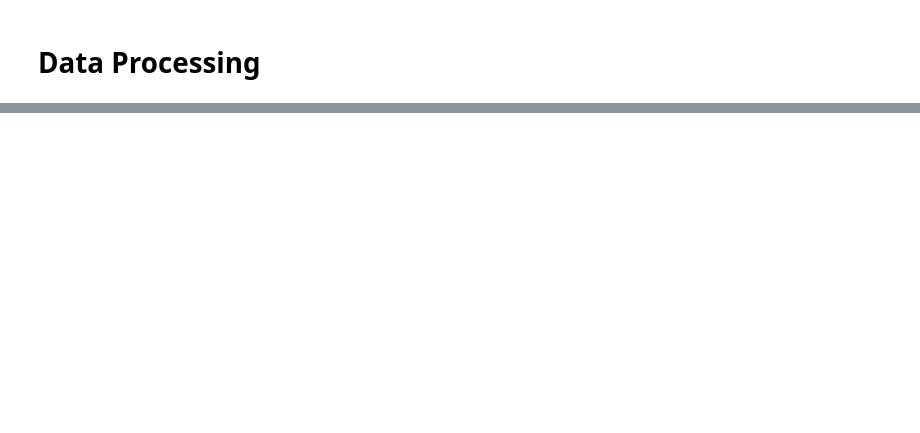
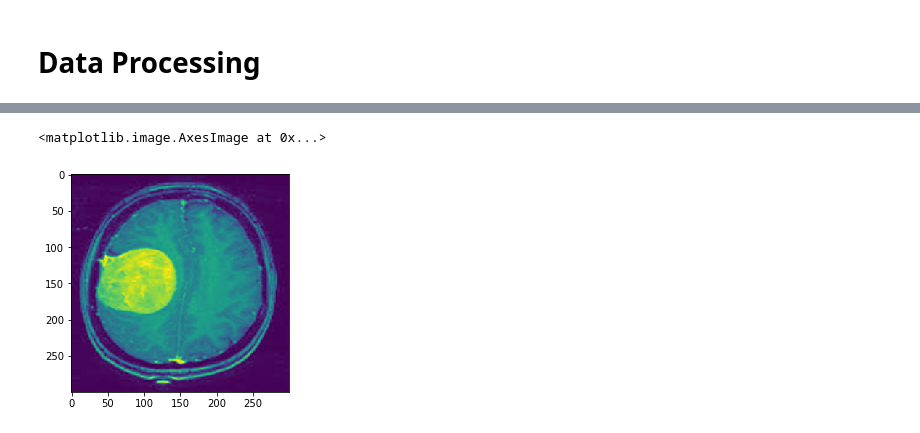
Before and after one commit to srinidhig/tumor_classification_localization, a Jupyter notebook: Tumor Classification and Localization - Deep Learning Approach.ipynb, the cells around one changed output, grey strips where cells are left out. Drawn from its saved outputs; the diff is of its cells as text; code cells hidden in the pictures; blank space fills up the shorter version.

```diff
--- a/Tumor Classification and Localization - Deep Learning Approach.ipynb
+++ b/Tumor Classification and Localization - Deep Learning Approach.ipynb
@@ -57,0 +125,5 @@ yes_samples[0].mean(axis = 2).shape
+# %%
+plt.imshow(yes_processed[0])
+# %% [output]
+<matplotlib.image.AxesImage at 0x...>
+[figure, added]
```
Also changed, not shown: parts of 21 cells of this notebook.
